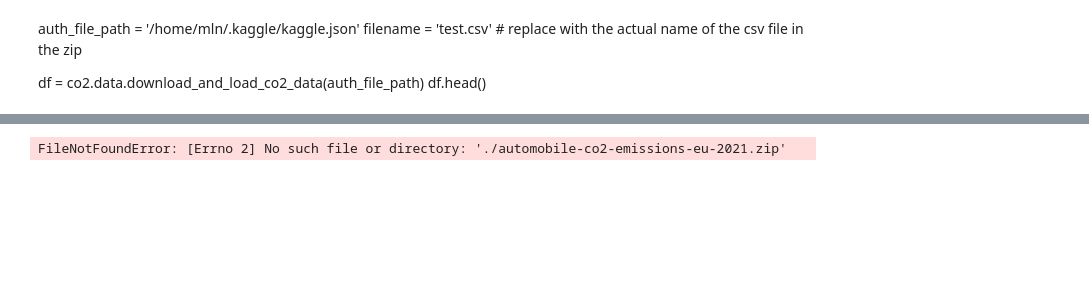
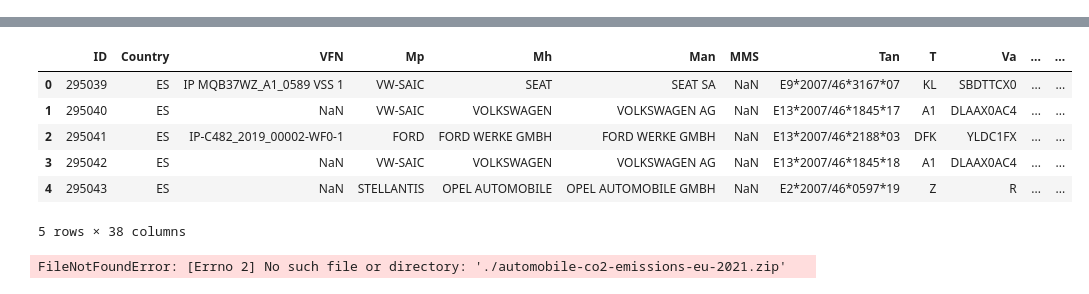
Before and after one commit to MatthieuLeNozach/car-co2-prediction_pre-release, a Jupyter notebook: src/test.ipynb, the cells around one changed output, grey strips where cells are left out. Drawn from its saved outputs; the diff is of its cells as text; code cells hidden in the pictures; blank space fills up the shorter version.

Commit message:
changement des chemins d'acces pour download du zip et lecture du csv >> /data/raw

```diff
--- a/src/test.ipynb
+++ b/src/test.ipynb
@@ -13,8 +13,9 @@ Warning: Your Kaggle API key is readable by other users on this system! To fix t
-# %% [markdown]
-
-
-auth_file_path = '/home/mln/.kaggle/kaggle.json'
-filename = 'test.csv'  # replace with the actual name of the csv file in the zip
-
-df = co2.data.download_and_load_co2_data(auth_file_path)
-df.head()
+# %%
+
+
+auth_file_path = '/home/mln/.kaggle/kaggle.json'
+filename = 'test.csv'  # replace with the actual name of the csv file in the zip
+
+df = co2.download_and_load_co2_data(auth_file_path)
+df.head()
+# %% [output]
@@ -21,3 +24,10 @@ df.head()
+|  | ID | Country | VFN | Mp | Mh | Man | MMS | Tan | T | Va | ... | ... |
+| 0 | 295039 | ES | IP MQB37WZ_A1_0589 VSS 1 | VW-SAIC | SEAT | SEAT SA | NaN | E9*2007/46*3167*07 | KL | SBDTTCX0 | ... | ... |
+| 1 | 295040 | ES | NaN | VW-SAIC | VOLKSWAGEN | VOLKSWAGEN AG | NaN | E13*2007/46*1845*17 | A1 | DLAAX0AC4 | ... | ... |
+| 2 | 295041 | ES | IP-C482_2019_00002-WF0-1 | FORD | FORD WERKE GMBH | FORD WERKE GMBH | NaN | E13*2007/46*2188*03 | DFK | YLDC1FX | ... | ... |
+| 3 | 295042 | ES | NaN | VW-SAIC | VOLKSWAGEN | VOLKSWAGEN AG | NaN | E13*2007/46*1845*18 | A1 | DLAAX0AC4 | ... | ... |
+| 4 | 295043 | ES | NaN | STELLANTIS | OPEL AUTOMOBILE | OPEL AUTOMOBILE GMBH | NaN | E2*2007/46*0597*19 | Z | R | ... | ... |
+5 rows × 38 columns
 # %%
 import auto_co2
 # %%
```
Also changed, not shown: parts of 2 cells of this notebook, 1 other file.
